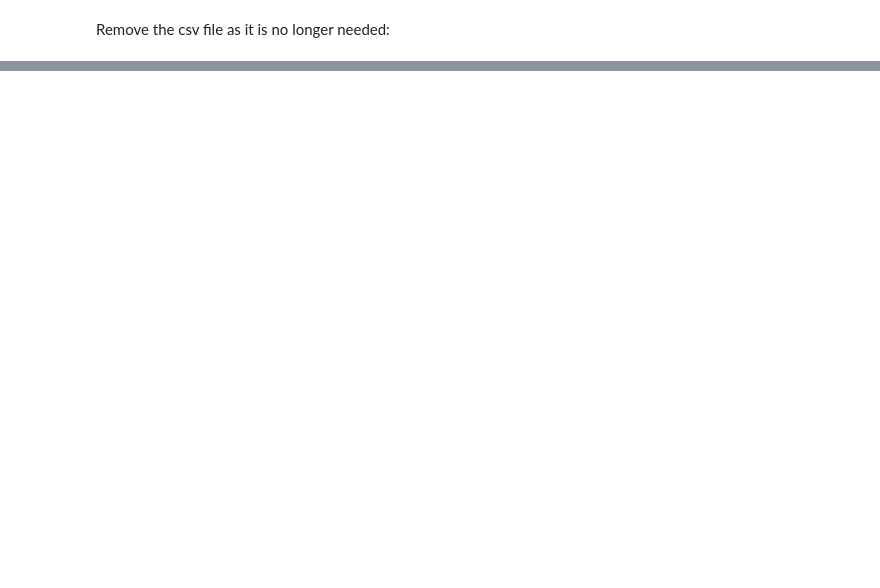
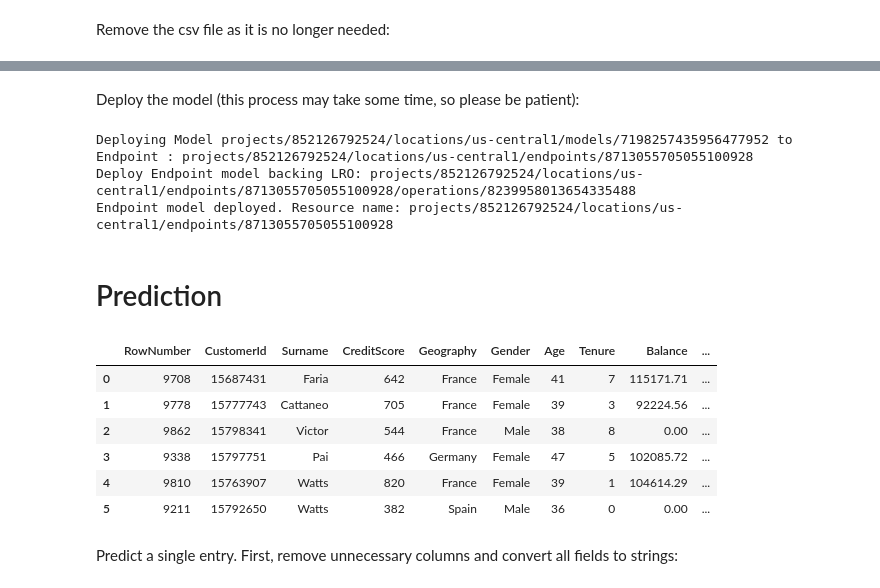
Before and after one commit to mhornstein/VertexAI-autoML, a Jupyter notebook: AutoML-python-client.ipynb, the cells around one changed output, grey strips where cells are left out. Drawn from its saved outputs; the diff is of its cells as text; code cells hidden in the pictures; blank space fills up the shorter version.

```diff
--- a/AutoML-python-client.ipynb
+++ b/AutoML-python-client.ipynb
@@ -49,2 +53,6 @@ TABLE_NAME = 'churn_data'
+# %%
+BQ_PROJECT = PROJECT_ID
+BQ_DATASET = DATANAME
+BQ_TABLE = 'churn_tbl'
 # %%
 SOURCE_FILE_NAME = 'churn_data.csv'
@@ -76,5 +88,5 @@ create empty BigQuery dataset:
 # %%
-ds = bigquery.Dataset(f"{PROJECT_ID}.{DATANAME}")
+ds = bigquery.Dataset(f"{BQ_PROJECT}.{BQ_DATASET}")
 ds.location = REGION
 ds = bq.create_dataset(dataset = ds, exists_ok = True)
 # %% [markdown]
@@ -82,18 +94,18 @@ load the data from the csv file into the dataset:
 # %%
 job_config = bigquery.LoadJobConfig(
     source_format=bigquery.SourceFormat.CSV,
-    skip_leading_rows=1,  # Skip the header row
-    autodetect=True,  # Let BigQuery autodetect the schema
+    skip_leading_rows=1,
+    autodetect=True # Let BigQuery autodetect the schema
 )
 
 with open(SOURCE_FILE_NAME, "rb") as source_file:
     load_job = bq.load_table_from_file(
         source_file,
-        ds.table(TABLE_NAME),
+        ds.table(BQ_TABLE),
         job_config=job_config,
     )
 
-load_job.result()  # Wait for the job to complete
+load_job.result()
 
-print(f"Loaded {load_job.output_rows} rows into {DATANAME}.{TABLE_NAME}.")
+print(f"Loaded {load_job.output_rows} rows into {BQ_DATASET}.{BQ_TABLE}.")
 # %% [output]
@@ -104,0 +395,44 @@ os.remove(SOURCE_FILE_NAME)
+# %% [markdown]
+Deploy the model (this process may take some time, so please be patient):
+# %%
+deployed_model = endpoint.deploy(
+    model=model,
+    deployed_model_display_name=f'{DATANAME}_model',
+    traffic_percentage=100,
+    machine_type=DEPLOY_COMPUTE,
+    min_replica_count=1,
+    max_replica_count=1
+)
+# %% [output]
+Deploying Model projects/852126792524/locations/us-central1/models/7198257435956477952 to Endpoint : projects/852126792524/locations/us-central1/endpoints/8713055705055100928
+Deploy Endpoint model backing LRO: projects/852126792524/locations/us-central1/endpoints/8713055705055100928/operations/8239958013654335488
+Endpoint model deployed. Resource name: projects/852126792524/locations/us-central1/endpoints/8713055705055100928
+# %% [markdown]
+# Prediction
+# %%
+query = f"""
+(
+  SELECT * FROM {BQ_PROJECT}.{BQ_DATASET}.{BQ_TABLE}_prepped
+  WHERE split='TEST' AND Exited=1
+  LIMIT 3
+)
+UNION ALL
+(
+  SELECT * FROM {BQ_PROJECT}.{BQ_DATASET}.{BQ_TABLE}_prepped
+  WHERE split='TEST' AND Exited=0
+  LIMIT 3
+)
+"""
+
+pred = bq.query(query=query).to_dataframe()
+pred
+# %% [output]
+|  | RowNumber | CustomerId | Surname | CreditScore | Geography | Gender | Age | Tenure | Balance | ... |
+| 0 | 9708 | 15687431 | Faria | 642 | France | Female | 41 | 7 | 115171.71 | ... |
+| 1 | 9778 | 15777743 | Cattaneo | 705 | France | Female | 39 | 3 | 92224.56 | ... |
+| 2 | 9862 | 15798341 | Victor | 544 | France | Male | 38 | 8 | 0.00 | ... |
+| 3 | 9338 | 15797751 | Pai | 466 | Germany | Female | 47 | 5 | 102085.72 | ... |
+| 4 | 9810 | 15763907 | Watts | 820 | France | Female | 39 | 1 | 104614.29 | ... |
+| 5 | 9211 | 15792650 | Watts | 382 | Spain | Male | 36 | 0 | 0.00 | ... |
+# %% [markdown]
+Predict a single entry. First, remove unnecessary columns and convert all fields to strings:
```
Also changed, not shown: parts of 58 cells of this notebook.
